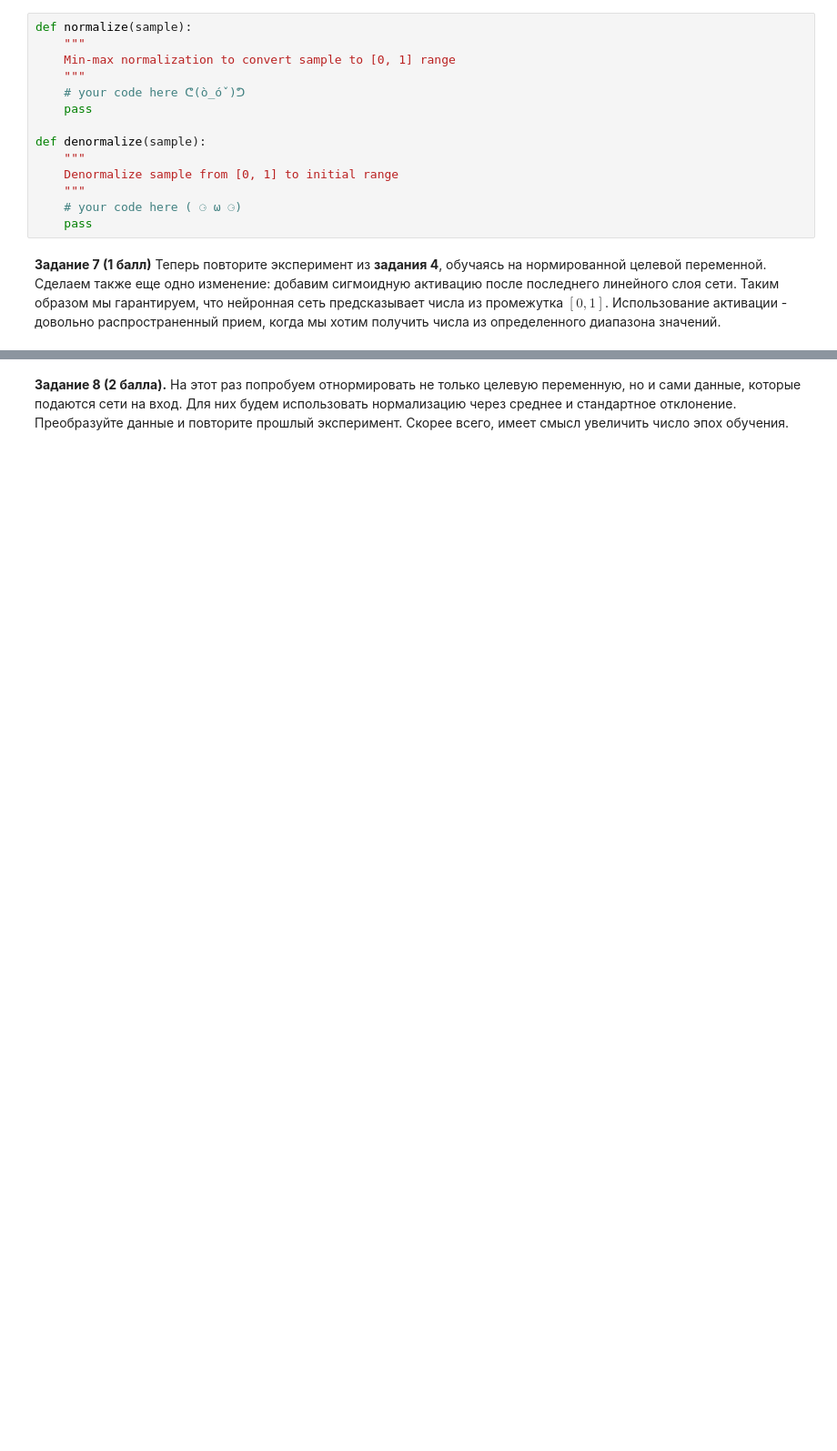
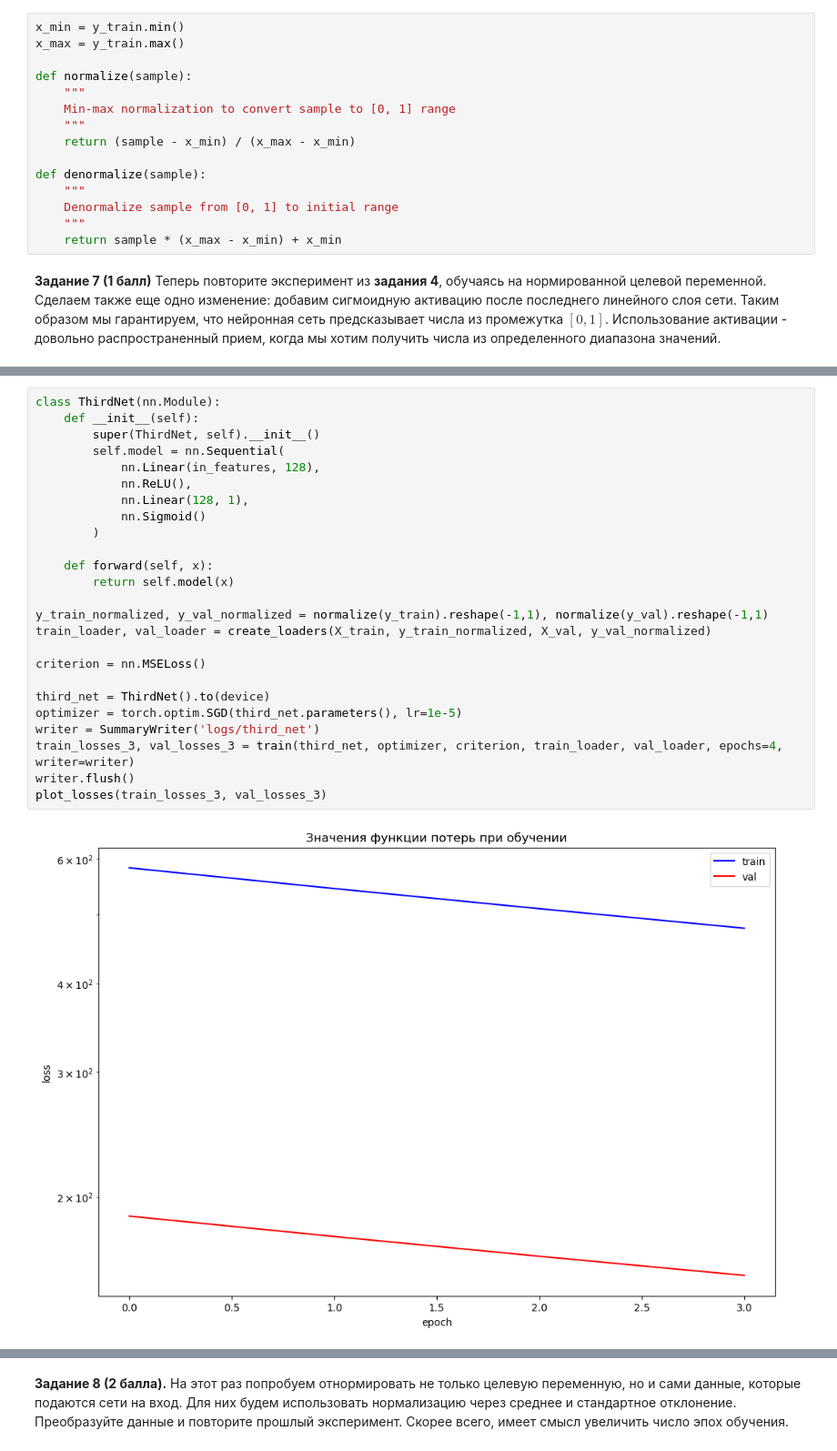
Before and after one commit to Bosbobos/IAD, a Jupyter notebook: DeepLearningBasics/hw01_fcnn/homework_01.ipynb, the cells around one changed output, grey strips where cells are left out. Shown at 91% size. Cells and saved outputs as stored; diff of their text form; blank space fills up the shorter version.

```diff
--- a/DeepLearningBasics/hw01_fcnn/homework_01.ipynb
+++ b/DeepLearningBasics/hw01_fcnn/homework_01.ipynb
@@ -333,18 +608,19 @@ def train(model, optimizer, criterion, train_loader, val_loader, epochs):
 # %% [markdown]
 **Задание 6 (1 балл).** Начнем с того, что попробуем отнормировать целевую переменную. Для этого воспользуемся min-max нормализацией, чтобы целевая переменная принимала значения от 0 до 1. Реализуйте функции `normalize` и `denormalize`, которые, соответственно, нормируют целевую переменную и применяют обратное преобразование. Минимум и максимум оцените по обучающей выборке (то есть эти константы должны быть фиксированными и не зависеть от передаваемой выборки).
 # %%
+x_min = y_train.min()
+x_max = y_train.max()
+
 def normalize(sample):
     """
     Min-max normalization to convert sample to [0, 1] range
     """
-    # your code here ᕦ(ò_óˇ)ᕤ
-    pass
+    return (sample - x_min) / (x_max - x_min)
 
 def denormalize(sample):
     """
     Denormalize sample from [0, 1] to initial range
     """
-    # your code here ( ⚆ ω ⚆)
-    pass
+    return sample * (x_max - x_min) + x_min
 # %% [markdown]
 **Задание 7 (1 балл)** Теперь повторите эксперимент из **задания 4**, обучаясь на нормированной целевой переменной. Сделаем также еще одно изменение: добавим сигмоидную активацию после последнего линейного слоя сети. Таким образом мы гарантируем, что нейронная сеть предсказывает числа из промежутка $[0, 1]$. Использование активации - довольно распространенный прием, когда мы хотим получить числа из определенного диапазона значений.
@@ -352,0 +627,27 @@ def denormalize(sample):
+# %%
+class ThirdNet(nn.Module):
+    def __init__(self):
+        super(ThirdNet, self).__init__()
+        self.model = nn.Sequential(
+            nn.Linear(in_features, 128),
+            nn.ReLU(),
+            nn.Linear(128, 1),
+            nn.Sigmoid()
+        )
+
+    def forward(self, x):
+        return self.model(x)
+
+y_train_normalized, y_val_normalized = normalize(y_train).reshape(-1,1), normalize(y_val).reshape(-1,1)
+train_loader, val_loader = create_loaders(X_train, y_train_normalized, X_val, y_val_normalized)
+
+criterion = nn.MSELoss()
+
+third_net = ThirdNet().to(device)
+optimizer = torch.optim.SGD(third_net.parameters(), lr=1e-5)
+writer = SummaryWriter('logs/third_net')
+train_losses_3, val_losses_3 = train(third_net, optimizer, criterion, train_loader, val_loader, epochs=4, writer=writer)
+writer.flush()
+plot_losses(train_losses_3, val_losses_3)
+# %% [output]
+[figure, added]
```
Also changed, not shown: parts of 77 cells of this notebook, 2 other files.
